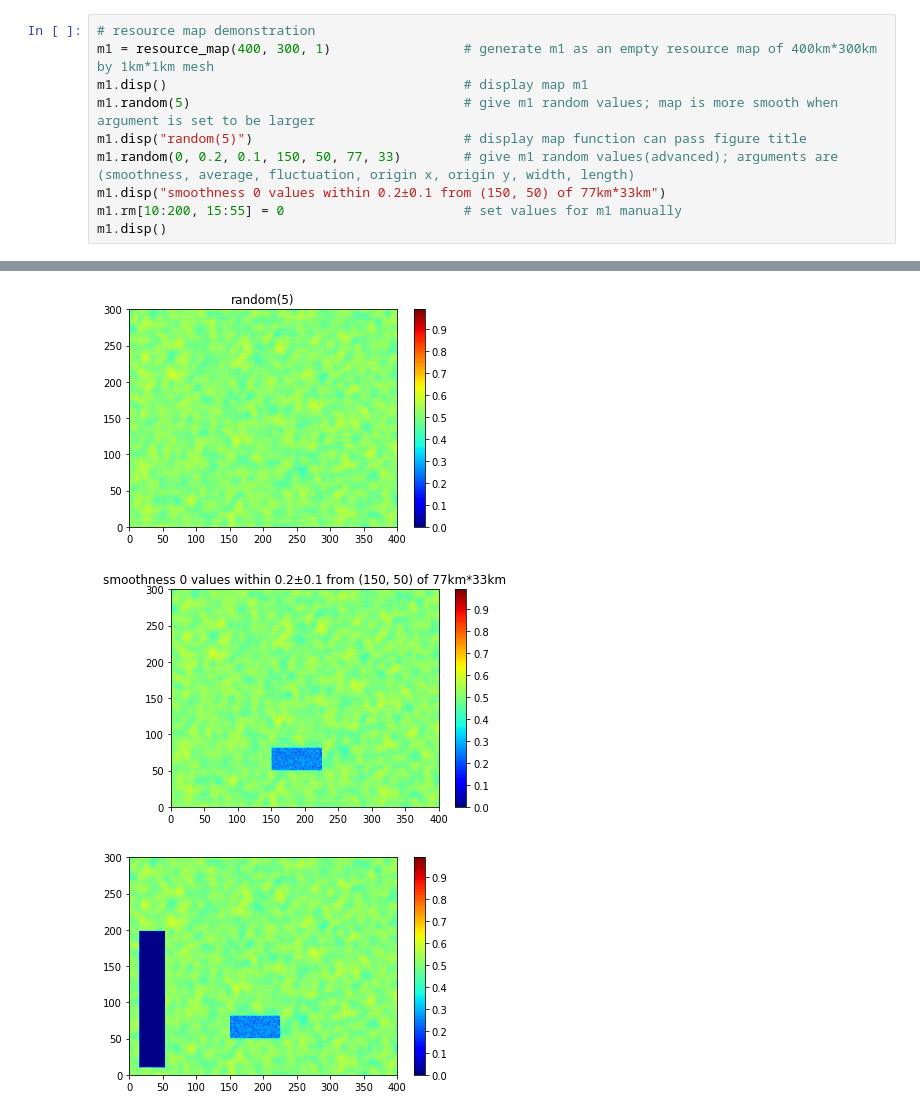
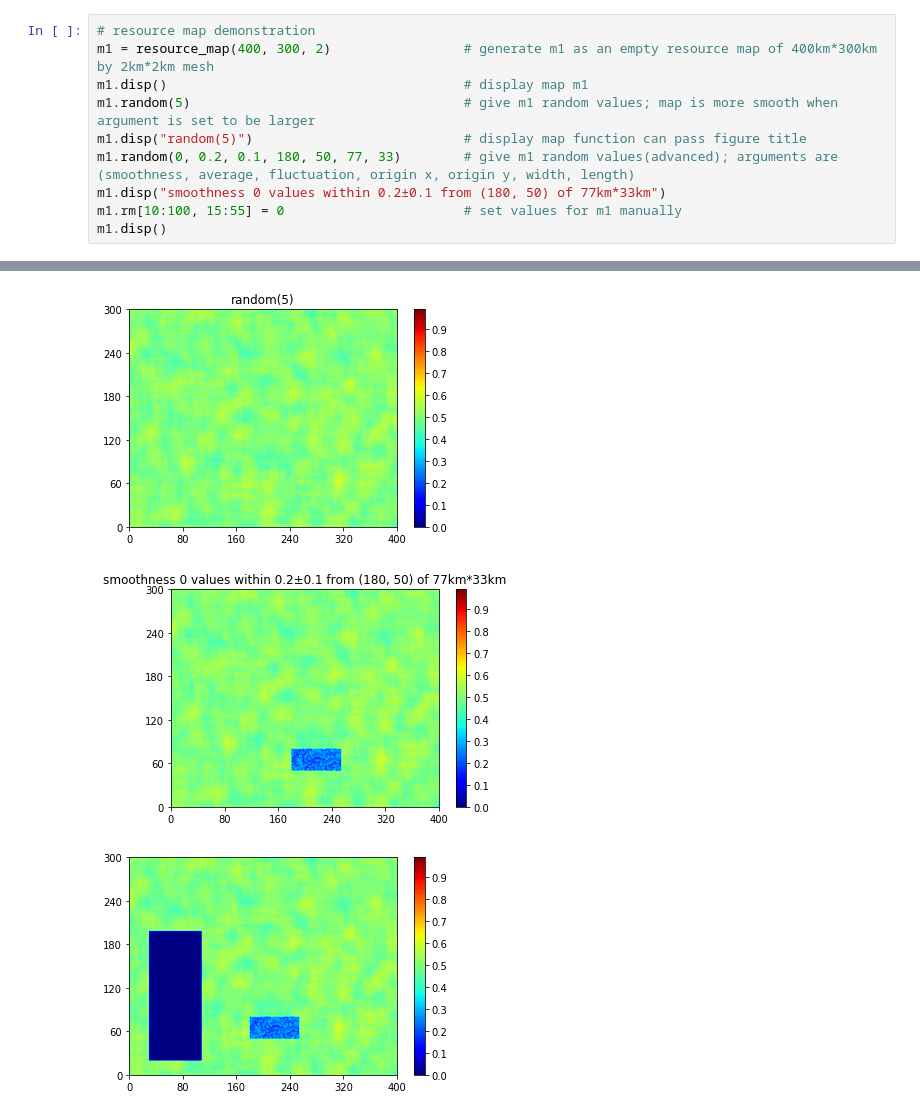
Before and after one commit to zhou-llijun/temp, a Jupyter notebook: APNA-PopSim.ipynb, the cells around one changed output, grey strips where cells are left out. Saved outputs shown, nothing was run; the diff lists cells and outputs as text.

```diff
--- a/APNA-PopSim.ipynb
+++ b/APNA-PopSim.ipynb
@@ -91,12 +111,12 @@ class population_map:
 #     def run_output_vtk(self)
 # %%
 # resource map demonstration
-m1 = resource_map(400, 300, 1)                 # generate m1 as an empty resource map of 400km*300km by 1km*1km mesh
+m1 = resource_map(400, 300, 2)                 # generate m1 as an empty resource map of 400km*300km by 2km*2km mesh
 m1.disp()                                      # display map m1
 m1.random(5)                                   # give m1 random values; map is more smooth when argument is set to be larger
 m1.disp("random(5)")                           # display map function can pass figure title
-m1.random(0, 0.2, 0.1, 150, 50, 77, 33)        # give m1 random values(advanced); arguments are (smoothness, average, fluctuation, origin x, origin y, width, length)
-m1.disp("smoothness 0 values within 0.2±0.1 from (150, 50) of 77km*33km")
-m1.rm[10:200, 15:55] = 0                       # set values for m1 manually
+m1.random(0, 0.2, 0.1, 180, 50, 77, 33)        # give m1 random values(advanced); arguments are (smoothness, average, fluctuation, origin x, origin y, width, length)
+m1.disp("smoothness 0 values within 0.2±0.1 from (180, 50) of 77km*33km")
+m1.rm[10:100, 15:55] = 0                       # set values for m1 manually
 m1.disp()
 # %% [output]
@@ -104,6 +124,6 @@ m1.disp()
-[figure, old version]
+[figure, new version]
-[figure, old version]
+[figure, new version]
-[figure, old version]
+[figure, new version]
 # %%
 # simulation demonstration
 res = resource_map(30, 30, 1)
```
Also changed, not shown: parts of 6 cells of this notebook.
